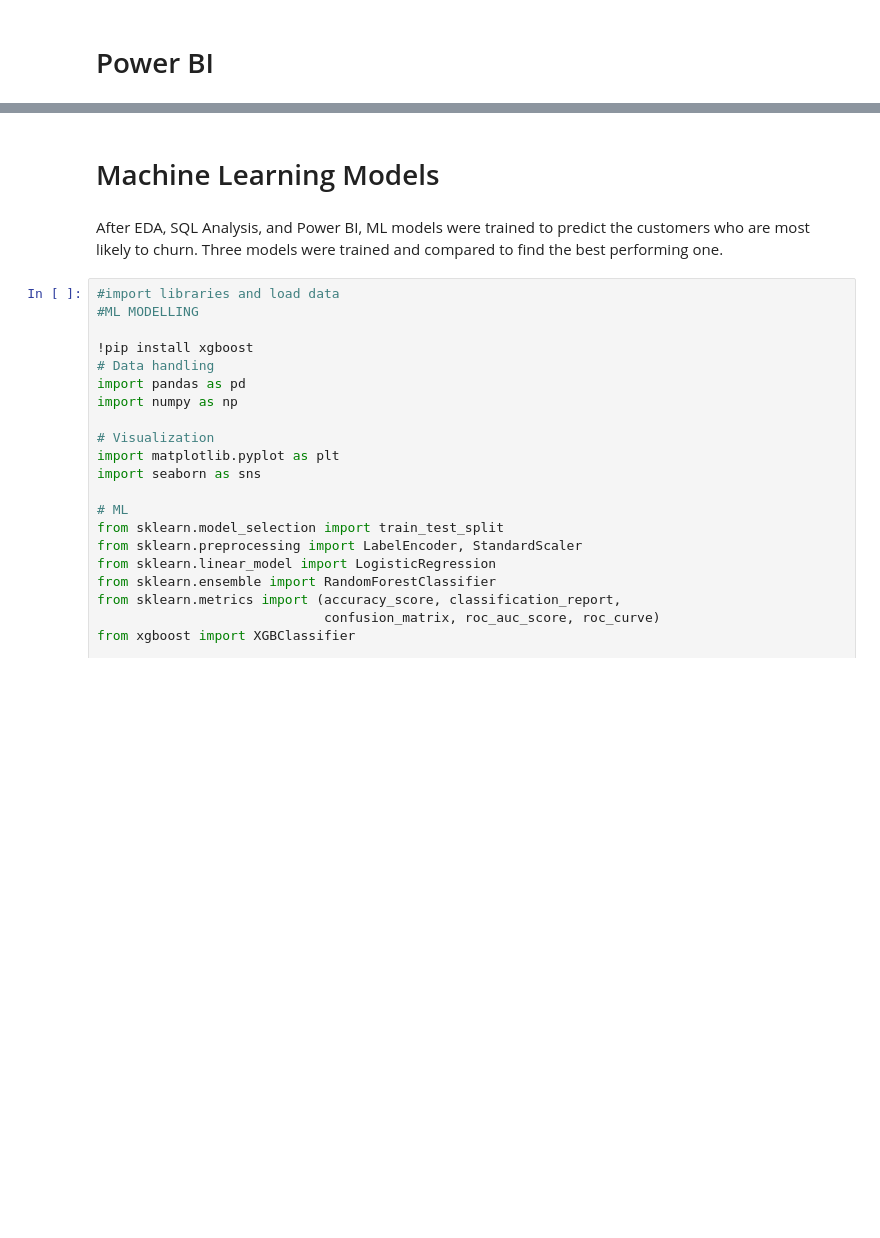
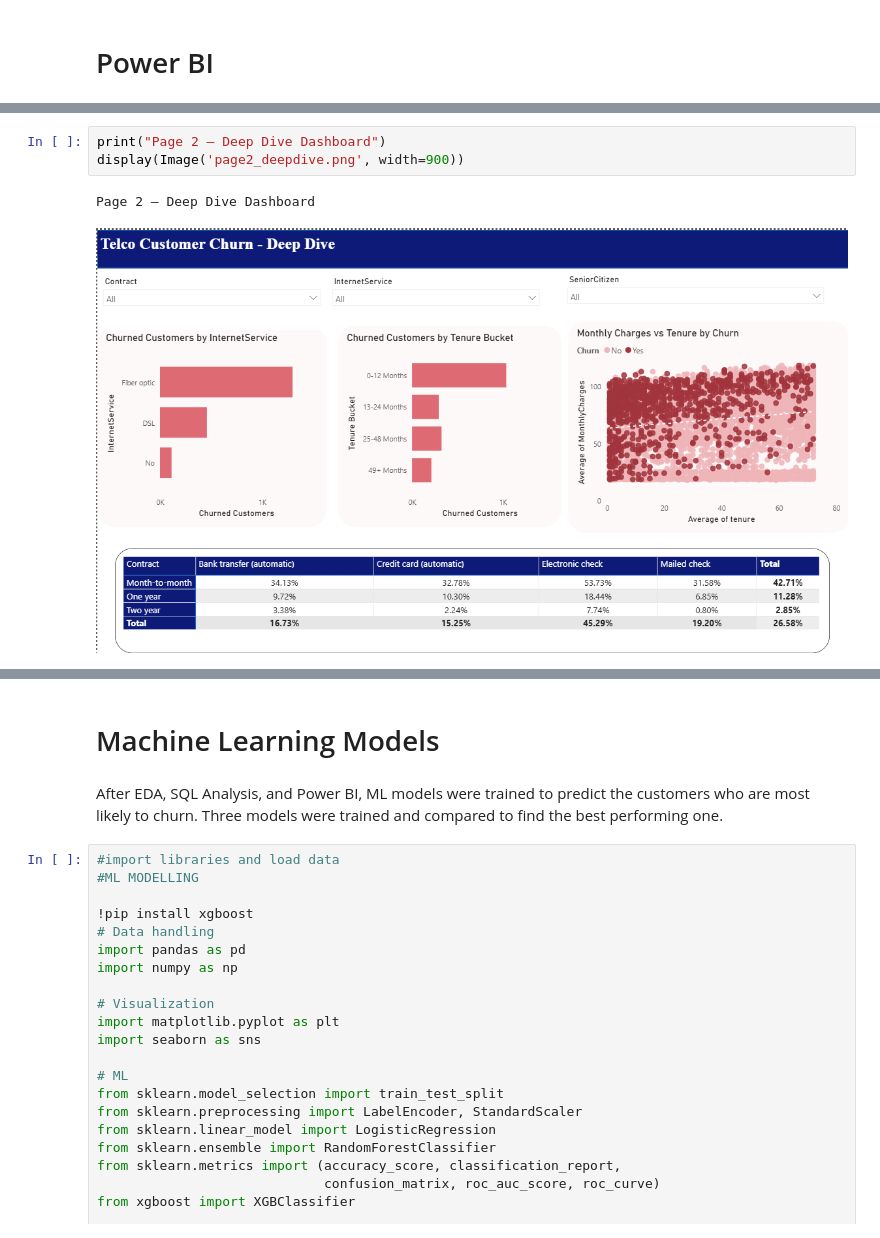
Before and after one commit to NichelleGodad/Telco-Customer-churn-Analysis-, a Jupyter notebook: Telco Churn Analysis.ipynb, the cells around one changed output, grey strips where cells are left out. Drawn from its saved outputs; the diff is of its cells as text; blank space fills up the shorter version.

```diff
--- a/Telco Churn Analysis.ipynb
+++ b/Telco Churn Analysis.ipynb
@@ -457,0 +628,6 @@ for file in os.listdir():
+# %%
+print("Page 2 — Deep Dive Dashboard")
+display(Image('page2_deepdive.png', width=900))
+# %% [output]
+Page 2 — Deep Dive Dashboard
+[figure, added]
```
Also changed, not shown: parts of 37 cells of this notebook.
